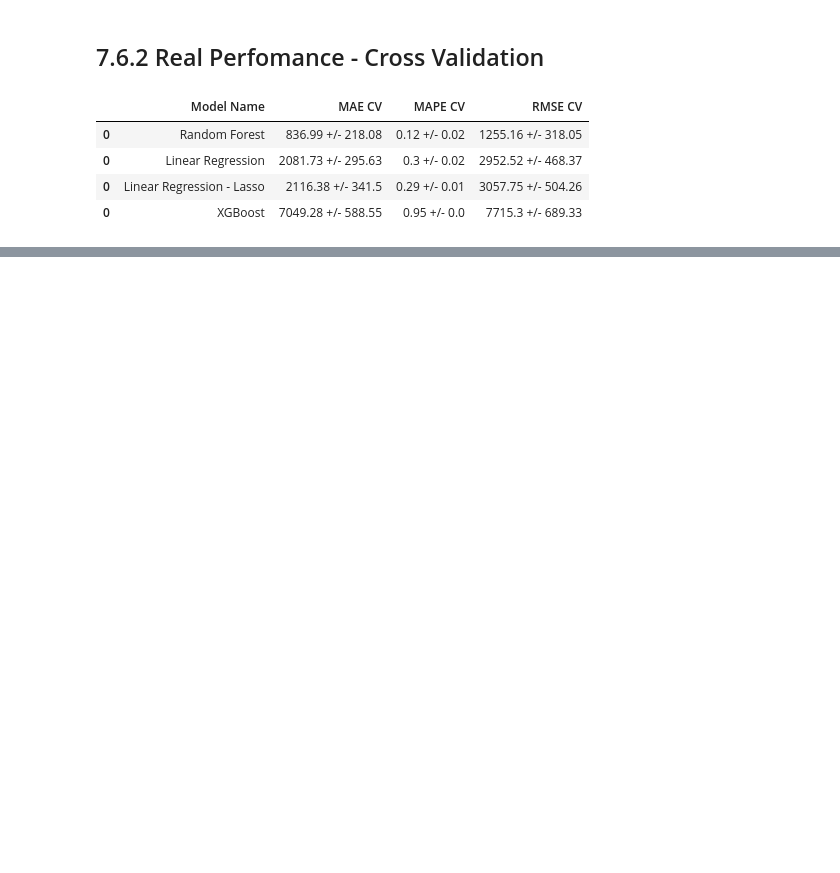
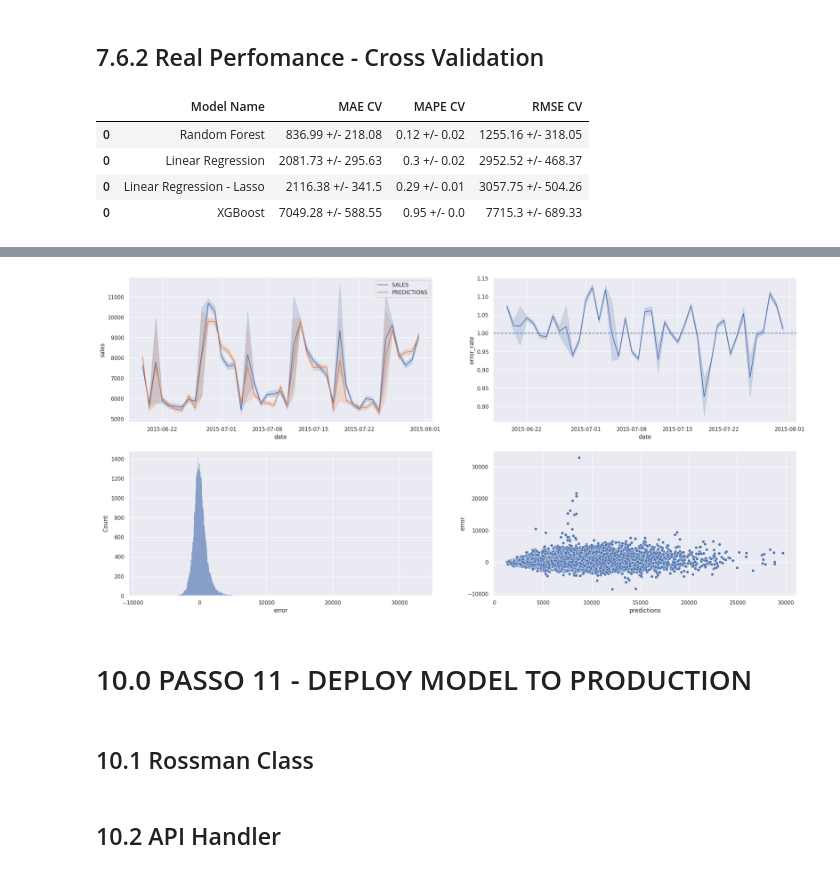
Before and after one commit to kevincirne/ds_em_producao, a Jupyter notebook: m06_v01_store_sales_prediction.ipynb, the cells around one changed output, grey strips where cells are left out. Cells and saved outputs as stored; diff of their text form; code cells hidden in the pictures; blank space fills up the shorter version.

```diff
--- a/m06_v01_store_sales_prediction.ipynb
+++ b/m06_v01_store_sales_prediction.ipynb
@@ -1063,0 +1204,3 @@ comparing_results_cv.sort_values('RMSE CV')
+# %%
+df9['error'] = df9['sales'] - df9['predictions']
+df9['error_rate'] = df9['predictions'] / df9['sales']
@@ -1063,0 +1218,18 @@ comparing_results_cv.sort_values('RMSE CV')
+# %%
+plt.subplot(2,2,1)
+sns.lineplot(x='date', y='sales', data=df9, label='SALES');
+sns.lineplot(x='date', y='predictions', data=df9, label='PREDICTIONS');
+
+plt.subplot(2,2,2)
+sns.lineplot(x='date', y='error_rate', data=df9);
+plt.axhline(1, linestyle='--')
+
+plt.subplot(2,2,3)
+sns.histplot(df9['error']);
+
+plt.subplot(2,2,4)
+sns.scatterplot(x='predictions', y='error', data=df9);
+# %% [output]
+[figure, added]
+# %% [markdown]
+# 10.0 PASSO 11 - DEPLOY MODEL TO PRODUCTION
@@ -1063,0 +1239,2 @@ comparing_results_cv.sort_values('RMSE CV')
+# %% [markdown]
+## 10.1 Rossman Class
@@ -1063,0 +1409,2 @@ comparing_results_cv.sort_values('RMSE CV')
+# %% [markdown]
+## 10.2 API Handler
```
Also changed, not shown: parts of 39 cells of this notebook.
